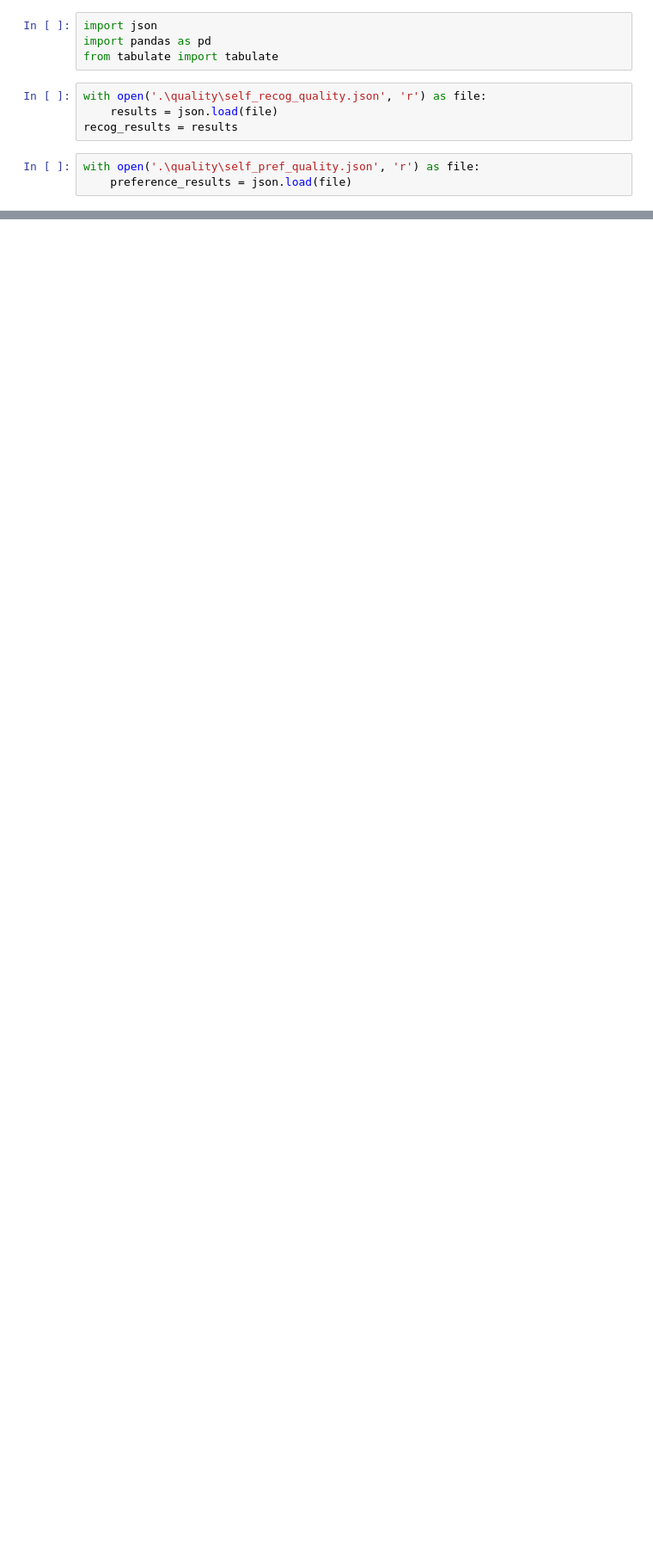
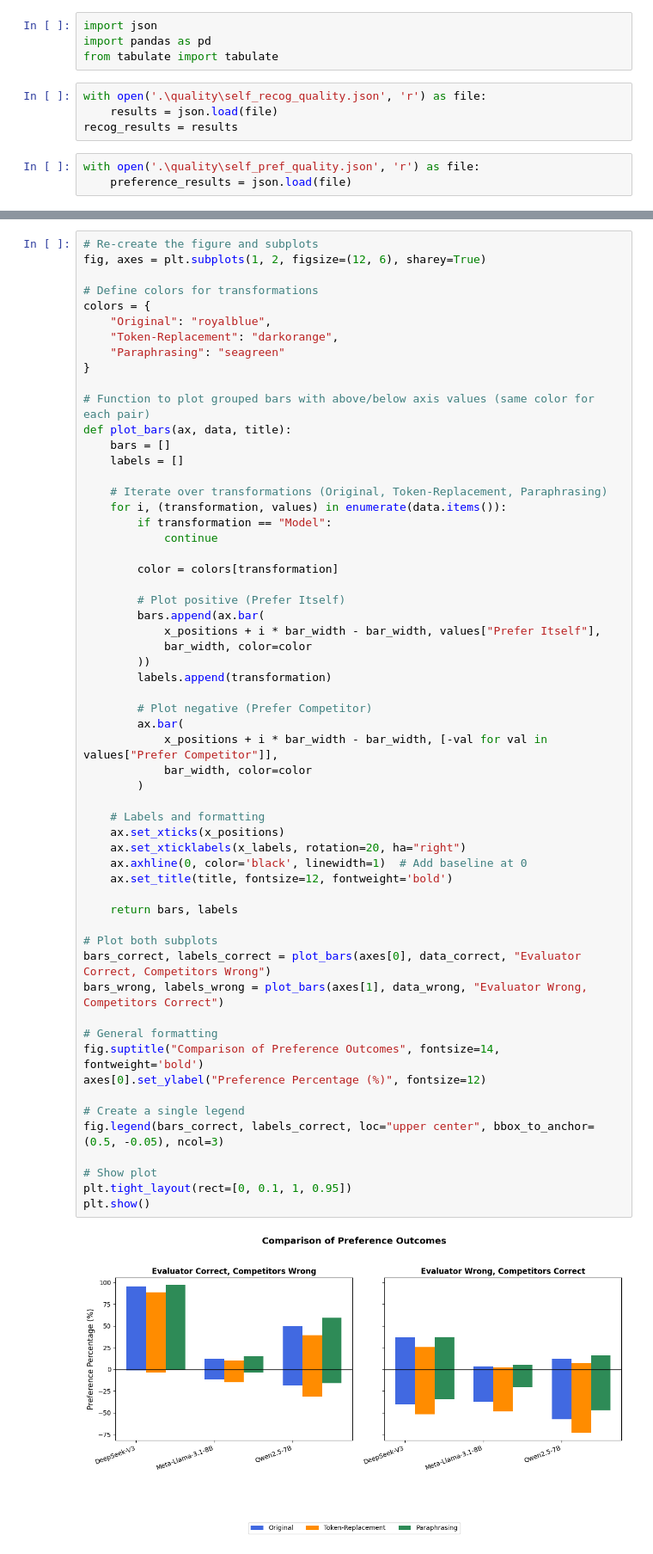
Before and after one commit to Taslim-M/self_recognition, a Jupyter notebook: analysis_quality.ipynb, the cells around one changed output, grey strips where cells are left out. Shown: that part at 86% size. Cells and saved outputs as stored; diff of their text form; blank space fills up the shorter version.

```diff
--- a/analysis_quality.ipynb
+++ b/analysis_quality.ipynb
@@ -77,0 +1850,60 @@ print(table)
+# %%
+# Re-create the figure and subplots
+fig, axes = plt.subplots(1, 2, figsize=(12, 6), sharey=True)
+
+# Define colors for transformations
+colors = {
+    "Original": "royalblue",
+    "Token-Replacement": "darkorange",
+    "Paraphrasing": "seagreen"
+}
+
+# Function to plot grouped bars with above/below axis values (same color for each pair)
+def plot_bars(ax, data, title):
+    bars = []
+    labels = []
+
+    # Iterate over transformations (Original, Token-Replacement, Paraphrasing)
+    for i, (transformation, values) in enumerate(data.items()):
+        if transformation == "Model":
+            continue
+
+        color = colors[transformation]
+
+        # Plot positive (Prefer Itself)
+        bars.append(ax.bar(
+            x_positions + i * bar_width - bar_width, values["Prefer Itself"],
+            bar_width, color=color
+        ))
+        labels.append(transformation)
+
+        # Plot negative (Prefer Competitor)
+        ax.bar(
+            x_positions + i * bar_width - bar_width, [-val for val in values["Prefer Competitor"]],
+            bar_width, color=color
+        )
+
+    # Labels and formatting
+    ax.set_xticks(x_positions)
+    ax.set_xticklabels(x_labels, rotation=20, ha="right")
+    ax.axhline(0, color='black', linewidth=1)  # Add baseline at 0
+    ax.set_title(title, fontsize=12, fontweight='bold')
+
+    return bars, labels
+
+# Plot both subplots
+bars_correct, labels_correct = plot_bars(axes[0], data_correct, "Evaluator Correct, Competitors Wrong")
+bars_wrong, labels_wrong = plot_bars(axes[1], data_wrong, "Evaluator Wrong, Competitors Correct")
+
+# General formatting
+fig.suptitle("Comparison of Preference Outcomes", fontsize=14, fontweight='bold')
+axes[0].set_ylabel("Preference Percentage (%)", fontsize=12)
+
+# Create a single legend
+fig.legend(bars_correct, labels_correct, loc="upper center", bbox_to_anchor=(0.5, -0.05), ncol=3)
+
+# Show plot
+plt.tight_layout(rect=[0, 0.1, 1, 0.95])
+plt.show()
+# %% [output]
+[figure, added]
```
Also changed, not shown: parts of 74 cells of this notebook, 27 other files.
